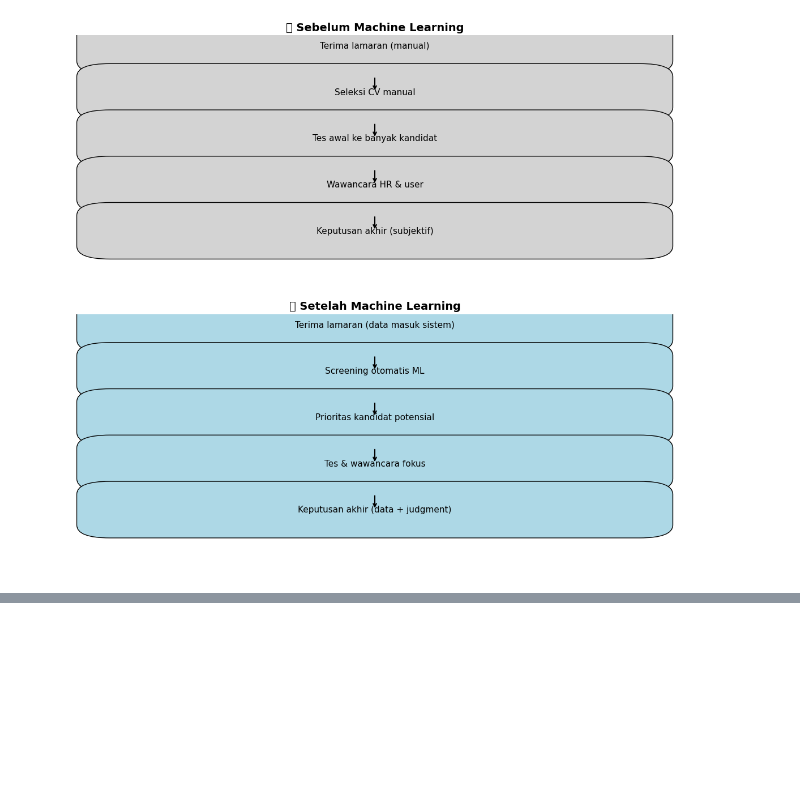
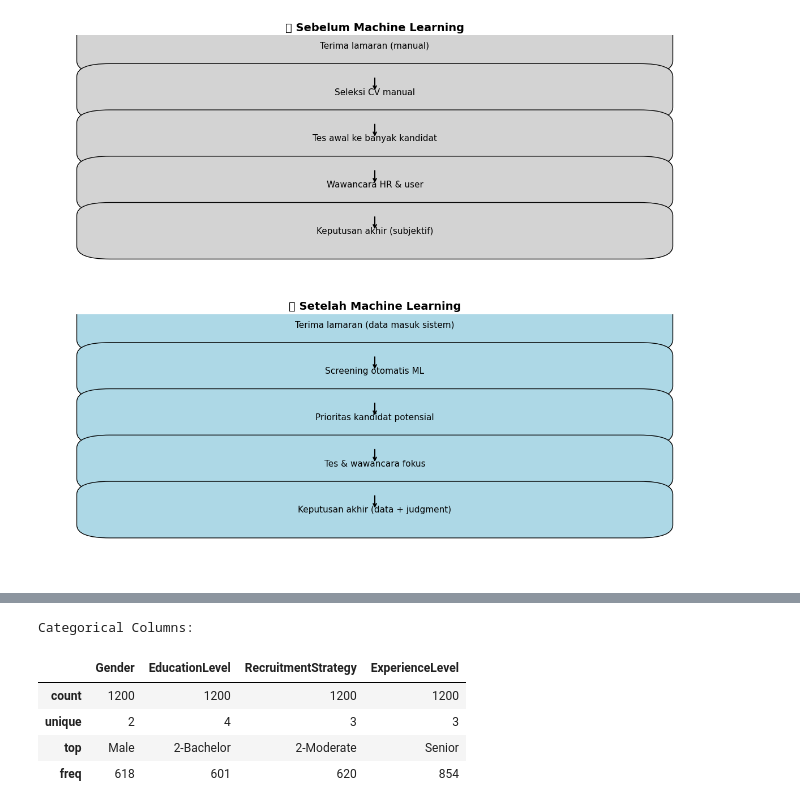
Before and after one commit to agirahmawandi/4kings_project, a Jupyter notebook: Stage1_EDA.ipynb, the cells around one changed output, grey strips where cells are left out. Saved outputs shown, nothing was run; the diff lists cells and outputs as text; code cells hidden in the pictures; blank space fills up the shorter version.

```diff
--- a/Stage1_EDA.ipynb
+++ b/Stage1_EDA.ipynb
@@ -1027,0 +1091,11 @@ plt.show()
+# %%
+cat_cols = train_df.select_dtypes(include=["object"]).columns
+print("Categorical Columns:")
+display(train_df[cat_cols].describe())
+# %% [output]
+Categorical Columns:
+|  | Gender | EducationLevel | RecruitmentStrategy | ExperienceLevel |
+| count | 1200 | 1200 | 1200 | 1200 |
+| unique | 2 | 4 | 3 | 3 |
+| top | Male | 2-Bachelor | 2-Moderate | Senior |
+| freq | 618 | 601 | 620 | 854 |
```
Also changed, not shown: parts of 10 cells of this notebook, 10 other files.
